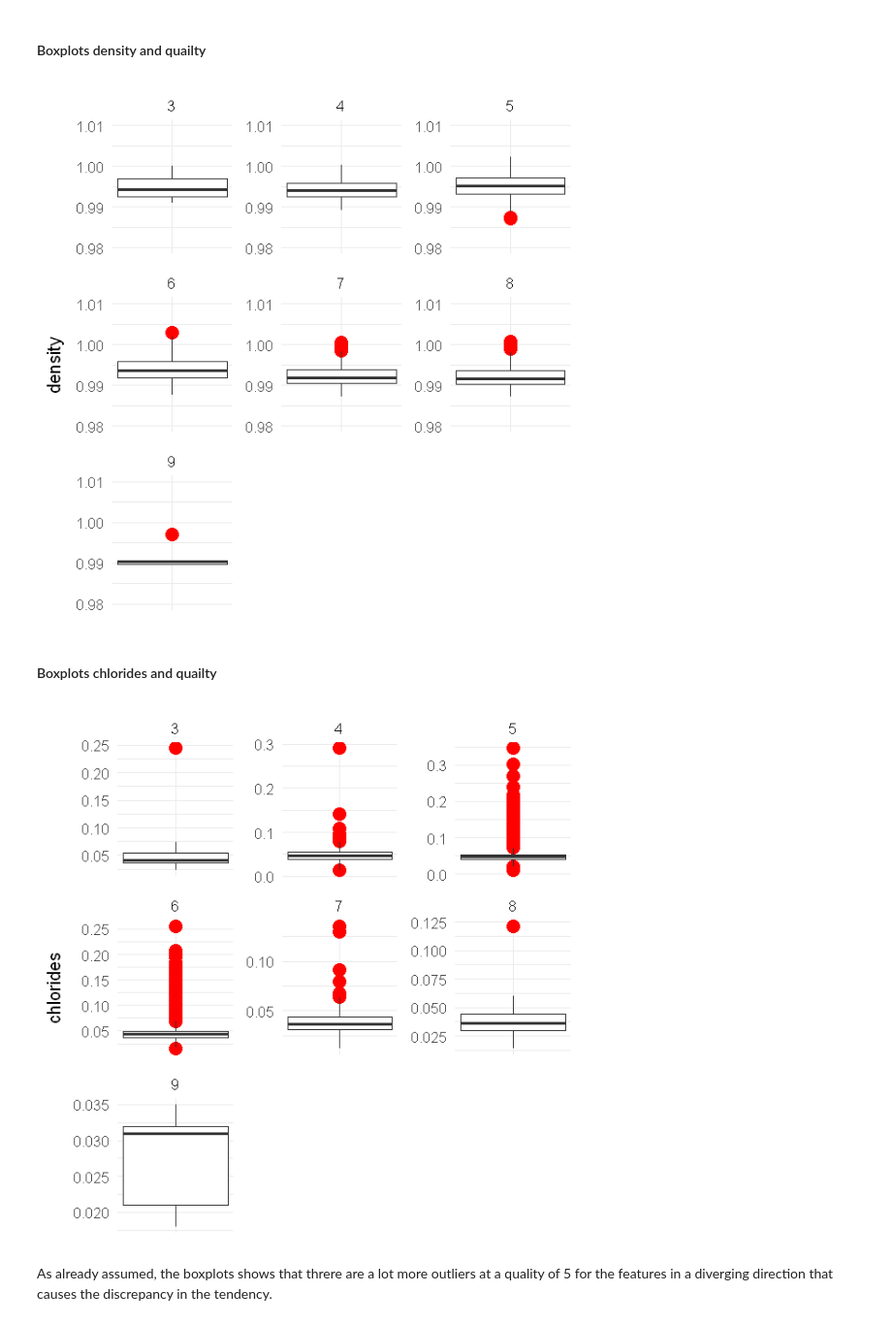
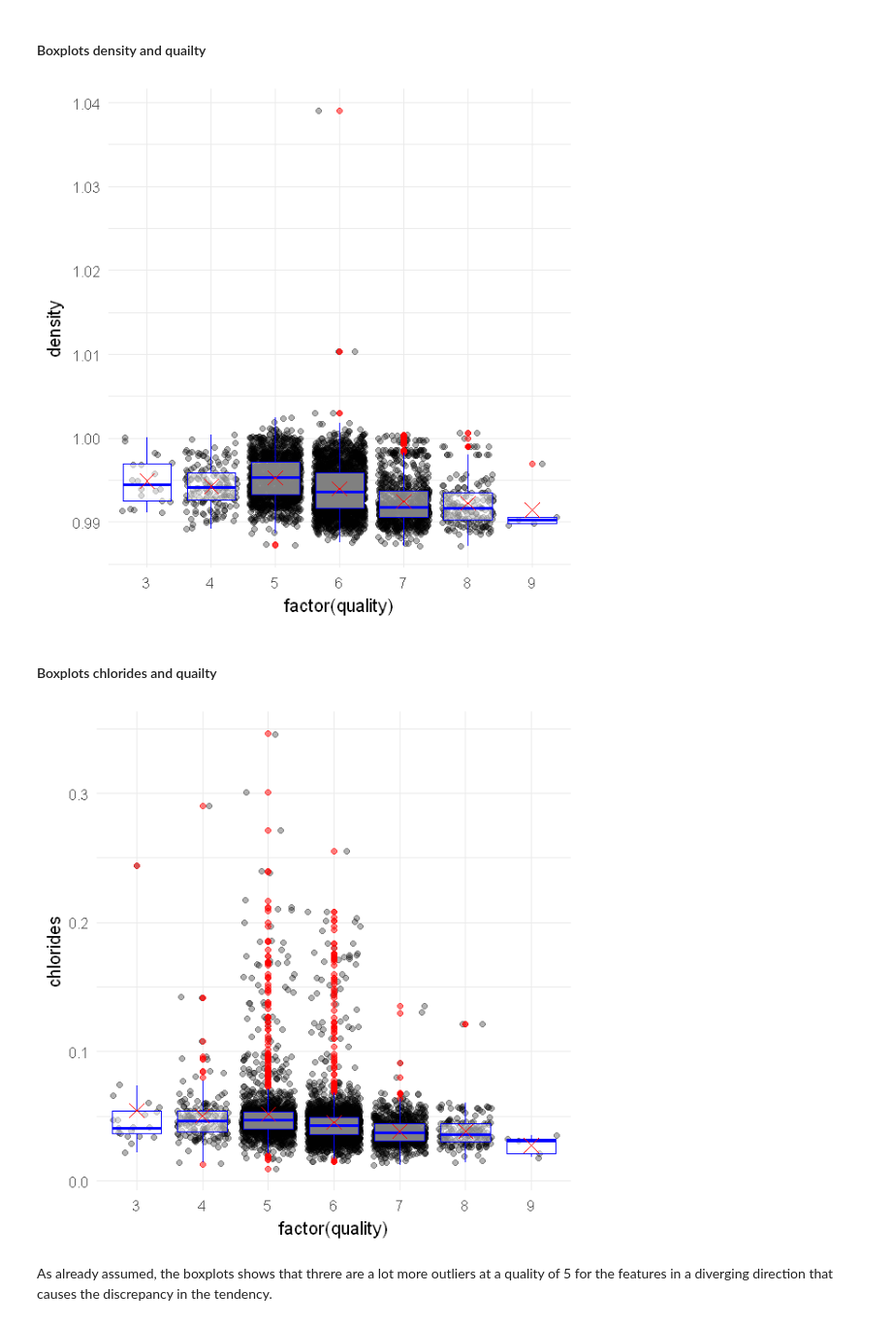
Before and after one commit to JonathanAsamoah/Portfolio-DataScience, a Jupyter notebook: Exploratory Data Analysis White Wine Quality/main.ipynb, the cells around one changed output. Shown at 97% size. Cells and saved outputs as stored; diff of their text form; code cells hidden in the pictures.

```diff
--- a/Exploratory Data Analysis White Wine Quality/main.ipynb
+++ b/Exploratory Data Analysis White Wine Quality/main.ipynb
@@ -142,16 +150,14 @@ load_from_online_source(URL)
 # %% [markdown]
 ## Load the Dataset
 # %%
-PATH
-
 # Load the data from file
 data <-read.csv(PATH,
                 header=TRUE,
                 sep = ',',
                 na.strings = "?")
 
-# Rename the x column to id
-names(data)[names(data) == "X"] <- "id"
+# Remove row number
+data$X <- NULL
 
 # Inspect the first 5 rows
 head(data)
@@ -506,32 +523,24 @@ ggplot(aes(x = quality, y = alcohol), data = data) +
 options(repr.plot.width=5, repr.plot.height=5)
 
 # Boxplot
-ggplot(aes(x = quality, y = density), data = data) +
-  geom_boxplot(outlier.colour="red", outlier.size=4) +
-  scale_x_continuous(breaks = 3:9) +
-  ylim(0.98,1.01) +
-  facet_wrap( ~quality, scales="free") +
-  theme(axis.title.x=element_blank(),
-        axis.text.x=element_blank(),
-        axis.ticks.x=element_blank())
+ggplot(data = data, aes(x=factor(quality), y=density)) +
+    geom_jitter(alpha = 0.3) +
+    geom_boxplot(alpha = 0.5, color = "blue", outlier.color = 'red') +
+    stat_summary(fun.y = "mean", geom = "point", color = "red", shape = 4, size = 4)
 # %% [output]
-[figure, old version]
+[figure, new version]
 # %% [markdown]
 #### Boxplots chlorides and quailty
 # %%
 # Set the figsize
 options(repr.plot.width=5, repr.plot.height=5)
 
 # Boxplot
-ggplot(aes(x = quality, y = chlorides), data = data) +
-  geom_boxplot(outlier.colour="red", outlier.size=4) +
-  scale_x_continuous(breaks = 3:9) +
-  #ylim(0.98,1.01) +
-  facet_wrap( ~quality, scales="free") +
-  theme(axis.title.x=element_blank(),
-        axis.text.x=element_blank(),
-        axis.ticks.x=element_blank())
+ggplot(data = data, aes(x=factor(quality), y=chlorides)) +
+    geom_jitter(alpha = 0.3) +
+    geom_boxplot(alpha = 0.5, color = "blue", outlier.color = 'red') +
+    stat_summary(fun.y = "mean", geom = "point", color = "red", shape = 4, size = 4)
 # %% [output]
-[figure, old version]
+[figure, new version]
 # %% [markdown]
 As already assumed, the boxplots shows that threre are a lot more outliers at a quality of 5 for the features in a diverging direction that causes the discrepancy in the tendency.
```
Also changed, not shown: parts of 68 cells of this notebook.
